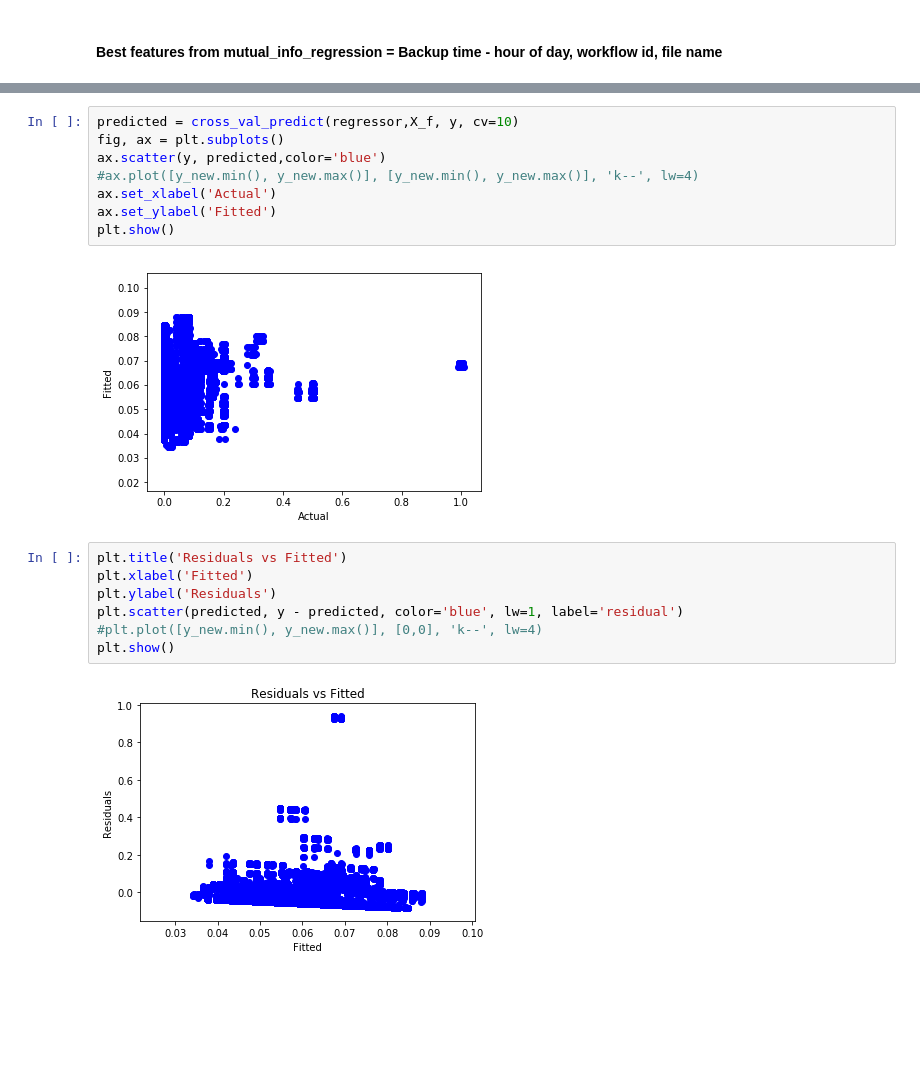
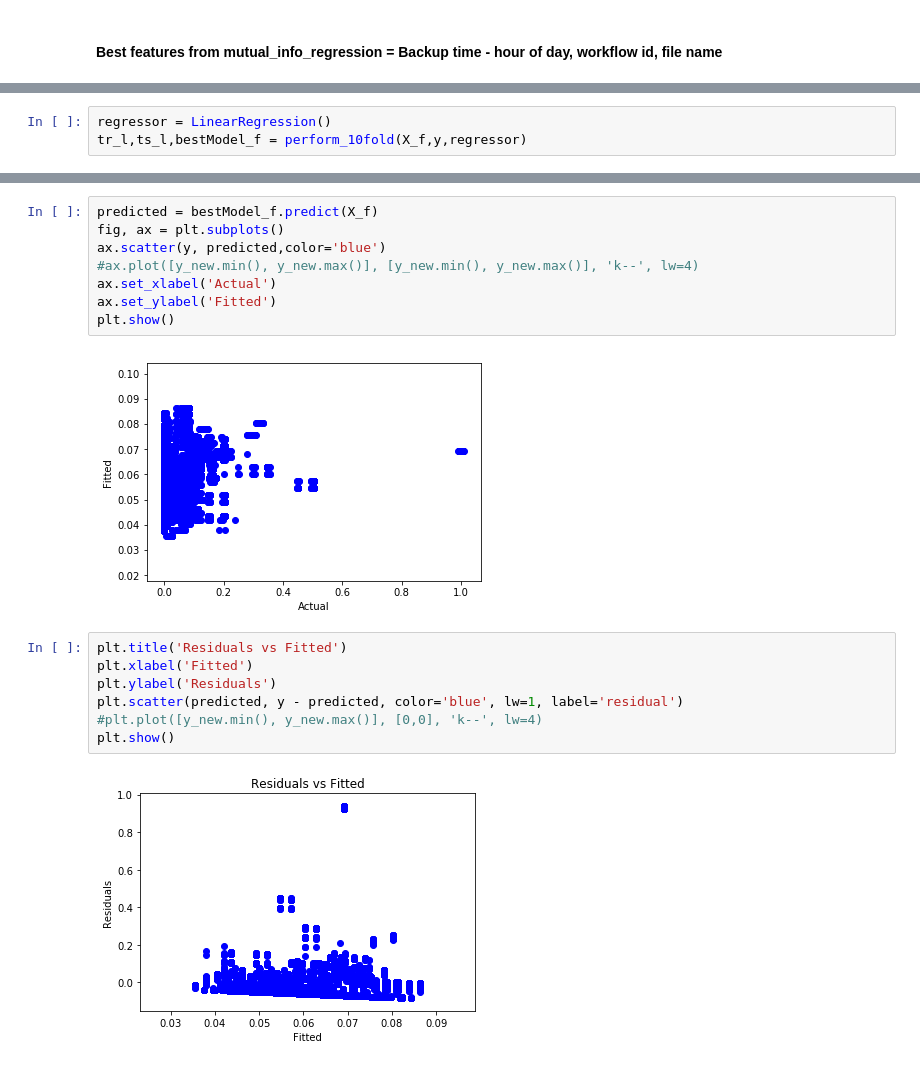
Before and after one commit to TSatyaVasanthReddy/RegressionAnalysis, a Jupyter notebook: LinearReg.ipynb, the cells around one changed output, grey strips where cells are left out. Drawn from its saved outputs; the diff is of its cells as text; blank space fills up the shorter version.

```diff
--- a/LinearReg.ipynb
+++ b/LinearReg.ipynb
@@ -256,0 +220,3 @@ Test RMSE :  0.09996116867
+# %%
+regressor = LinearRegression()
+tr_l,ts_l,bestModel_f = perform_10fold(X_f,y,regressor)
@@ -257,13 +241,13 @@ Test RMSE :  0.09996116867
 # %%
-predicted = cross_val_predict(regressor,X_f, y, cv=10)
+predicted = bestModel_f.predict(X_f)
 fig, ax = plt.subplots()
 ax.scatter(y, predicted,color='blue')
 #ax.plot([y_new.min(), y_new.max()], [y_new.min(), y_new.max()], 'k--', lw=4)
 ax.set_xlabel('Actual')
 ax.set_ylabel('Fitted')
 plt.show()
 # %% [output]
-[figure, old version]
+[figure, new version]
 # %%
 plt.title('Residuals vs Fitted')
 plt.xlabel('Fitted')
@@ -272,4 +256,4 @@ plt.scatter(predicted, y - predicted, color='blue', lw=1, label='residual')
 #plt.plot([y_new.min(), y_new.max()], [0,0], 'k--', lw=4)
 plt.show()
 # %% [output]
-[figure, old version]
+[figure, new version]
```
Also changed, not shown: parts of 17 cells of this notebook.
